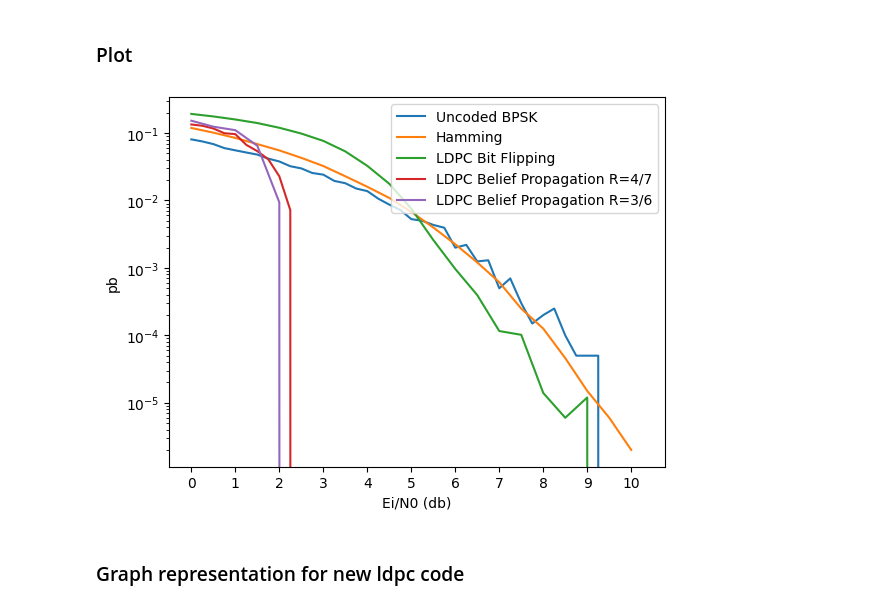
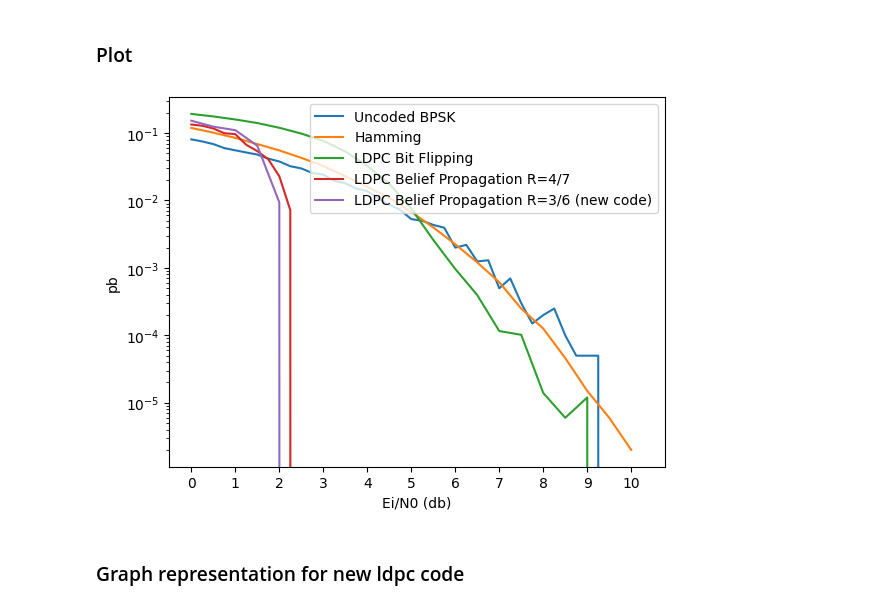
Before and after one commit to gabriel-telles/hamming_code, a Jupyter notebook: lab4/all_comparison.ipynb, the cells around one changed output. Saved outputs shown, nothing was run; the diff lists cells and outputs as text; code cells hidden in the pictures.

Commit message:
update plot

```diff
--- a/lab4/all_comparison.ipynb
+++ b/lab4/all_comparison.ipynb
@@ -293,6 +293,7 @@ else:
     with open("uncoded_ldpc_belief_errors.pkl", "rb") as f:
         uncoded_ldpc_belief_errors = pickle.load(f)
 # %%
+ldpc_belief_errors[11] = 0
 ldpc_belief_errors[23] = 0
 # %%
 ldpc_belief_errors
@@ -319,3 +318,8 @@ uncoded_ldpc_belief_errors[-3] = 0
+# %%
+uncoded_ldpc_belief_errors[-7] = uncoded_ldpc_belief_errors[-3]
+uncoded_ldpc_belief_errors[-6] = uncoded_ldpc_belief_errors[-3]
+uncoded_ldpc_belief_errors[-5] = uncoded_ldpc_belief_errors[-3]
+uncoded_ldpc_belief_errors[-3] = 0
 # %%
 uncoded_ldpc_belief_errors
 # %% [output]
@@ -393,25 +397,25 @@ Valor de N = 1002
 # %%
 dv = 3
 dc = 6
 suffix = f"R-{dc-dv}-{dc}"
 with open(f"ldpc_belief_errors_new_final2_{suffix}.pkl", "rb") as f:
     ldpc_belief_errors_new = pickle.load(f)
 snrs_db = np.arange(0, 10.5, 0.5)
 snr_db_values_Ei = np.arange(0, 10.5, 0.25)
 plt.plot(snr_db_values_Ei, uncoded_ldpc_belief_errors)
 plt.plot(snrs_db, hamming_errors)
 plt.plot(snrs_db, ldpc_bitflipping_errors)
 plt.plot(snr_db_values_Ei, ldpc_belief_errors)
 snr_db_values_Ei = np.arange(0, 10.5, 0.5)
 plt.plot(snr_db_values_Ei, ldpc_belief_errors_new)
 plt.yscale("log")
-plt.legend(["Uncoded BPSK", "Hamming", "LDPC Bit Flipping", "LDPC Belief Propagation R=4/7", f"LDPC Belief Propagation R={dc-dv}/{dc}"], loc="upper right")
+plt.legend(["Uncoded BPSK", "Hamming", "LDPC Bit Flipping", "LDPC Belief Propagation R=4/7", f"LDPC Belief Propagation R={dc-dv}/{dc} (new code)"], loc="upper right")
 plt.xlabel("Ei/N0 (db)")
 plt.ylabel("pb")
 plt.xticks(np.arange(0, 11, 1))
 plt.savefig("all_comparison.png")
 # %% [output]
-[figure, old version]
+[figure, new version]
 # %% [markdown]
 ### Graph representation for new ldpc code
 # %%
```
Also changed, not shown: parts of 2 cells of this notebook, 2 other files.
